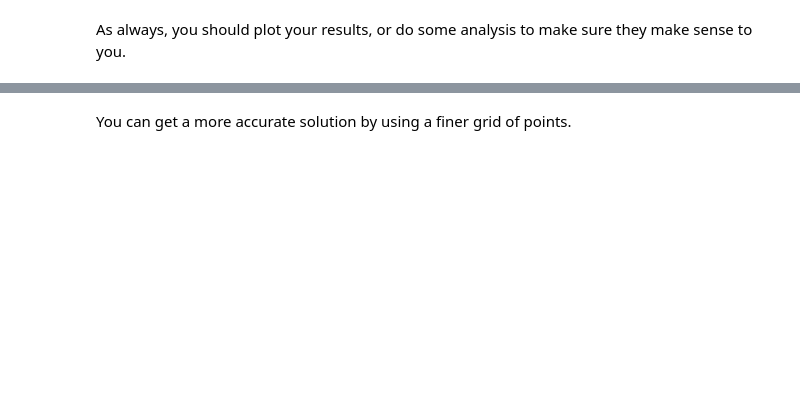
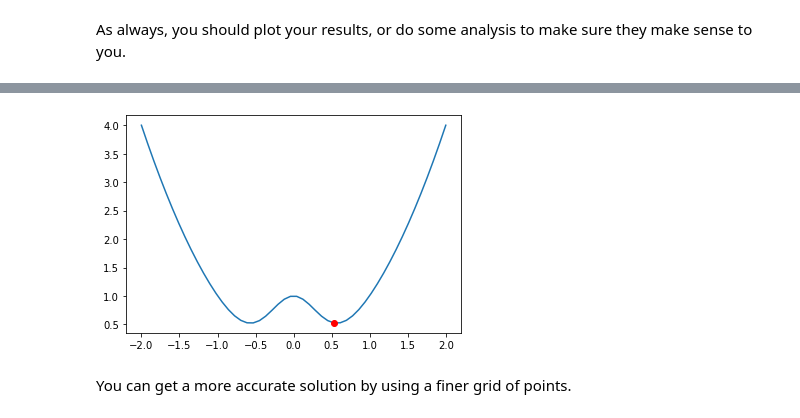
Before and after one commit to Steel-Bank-codespaces/f22-06623, a Jupyter notebook: lectures/10-min-max/10-min-max.ipynb, the cells around one changed output, grey strips where cells are left out. Saved outputs shown, nothing was run; the diff lists cells and outputs as text; code cells hidden in the pictures; blank space fills up the shorter version.

```diff
--- a/lectures/10-min-max/10-min-max.ipynb
+++ b/lectures/10-min-max/10-min-max.ipynb
@@ -54,3 +75,9 @@ plt.plot(x, y, x[np.argmin(y)], y[np.argmin(y)], "ro");
+# %%
+ind = x > 0
+x[ind][np.argmin(y[ind])]
+plt.plot(x, y, x[ind][np.argmin(y[ind])], y[ind][np.argmin(y[ind])], "ro");
+# %% [output]
+[figure, added]
 # %% [markdown]
 You can get a more accurate solution by using a finer grid of points.
 # %%
```
Also changed, not shown: parts of 42 cells of this notebook.
